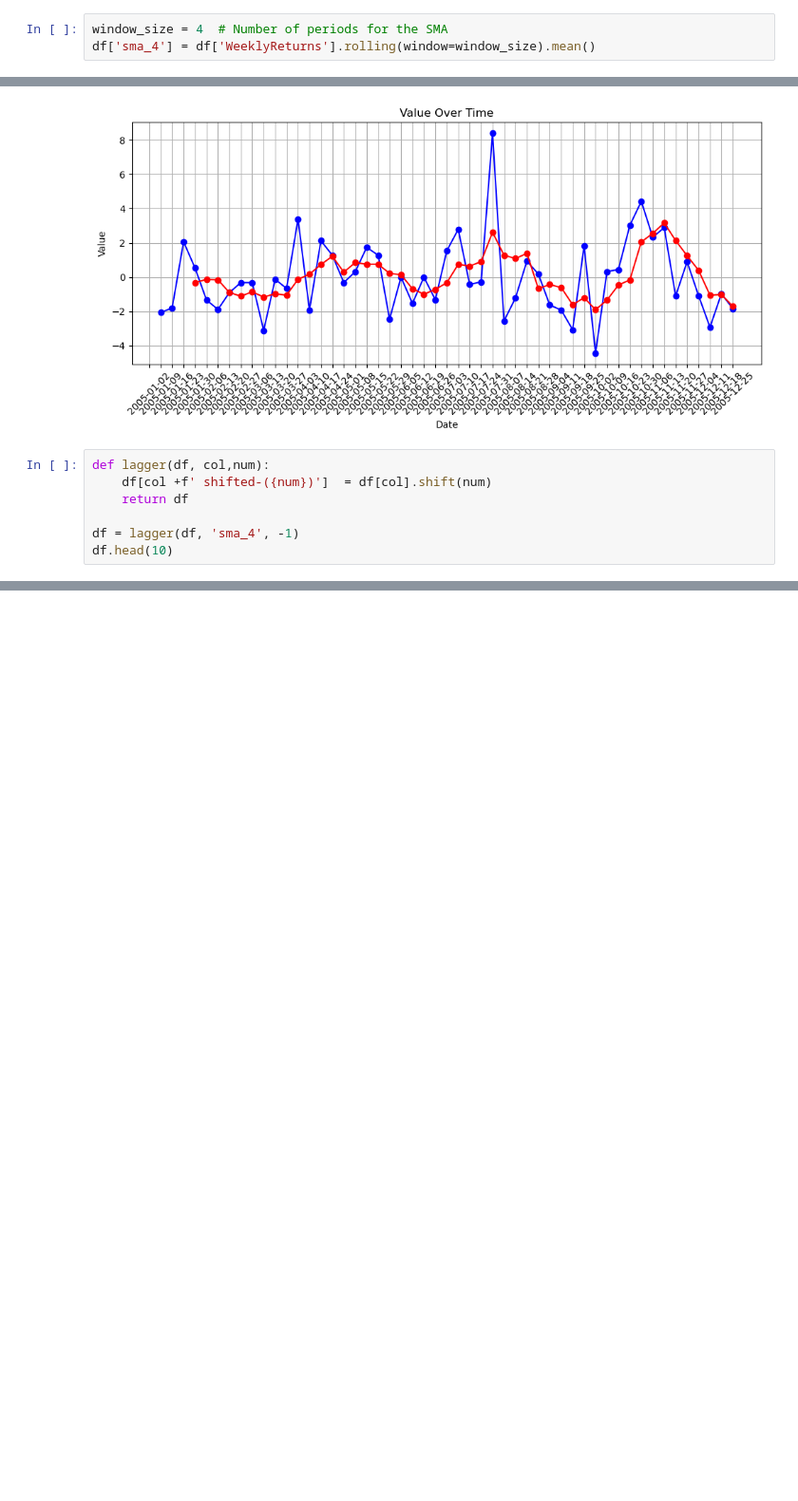
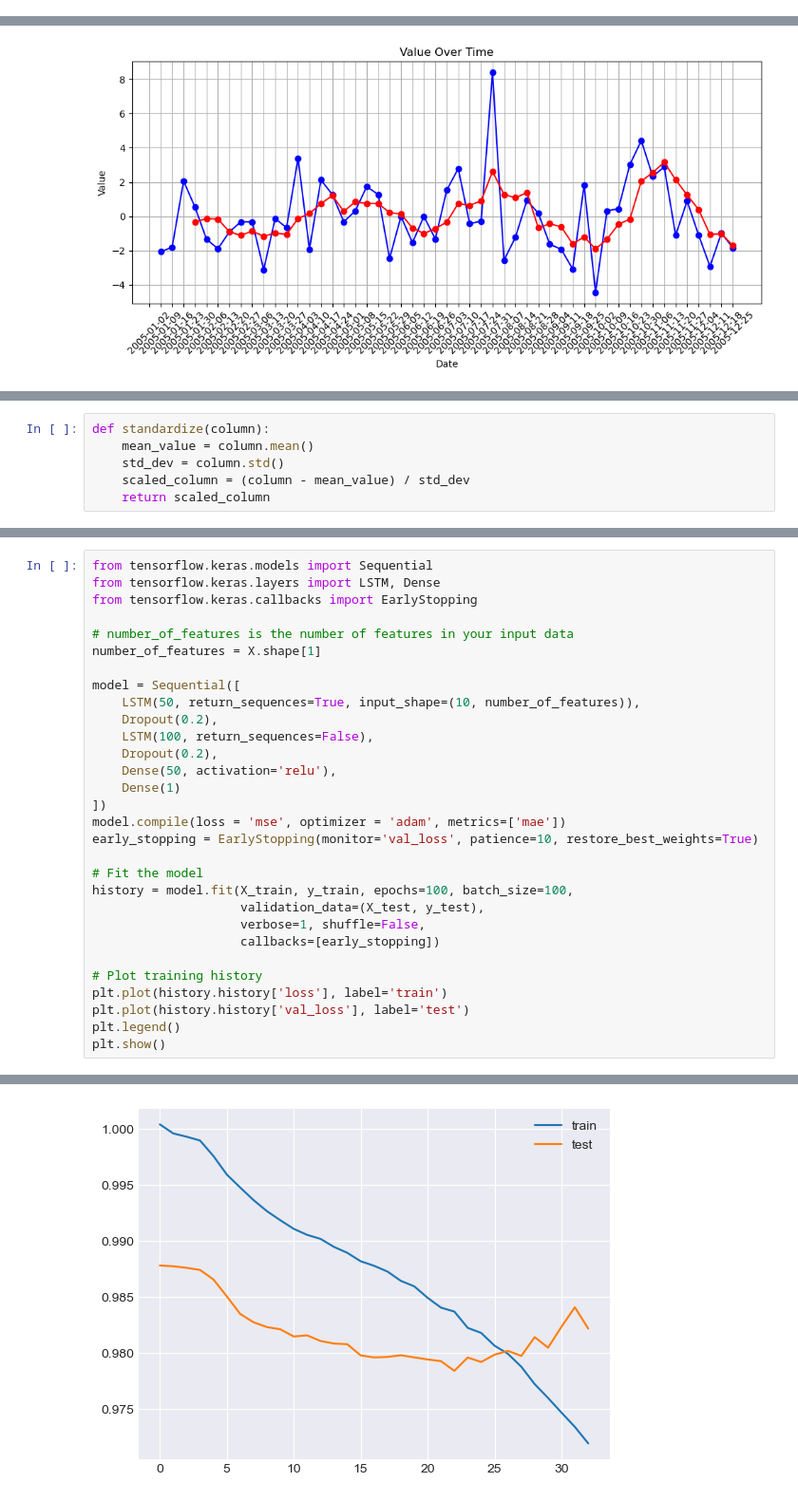
Before and after one commit to nikanhg/investor-attention-returns-patern, a Jupyter notebook: model/LSTM-model.ipynb, the cells around one changed output, grey strips where cells are left out. Shown: that part at 95% size. Cells and saved outputs as stored; diff of their text form; blank space fills up the shorter version.

Commit message:
lstm model- second-try

```diff
--- a/model/LSTM-model.ipynb
+++ b/model/LSTM-model.ipynb
@@ -14,9 +31,6 @@ df.head()
 | 2 | MSFT | 2005-01-16 | 20892 | 3030 | 25.65 | 266617523.0 | -1.799387 |
 | 3 | MSFT | 2005-01-23 | 34820 | 3539 | 26.18 | 409844550.0 | 2.066277 |
 | 4 | MSFT | 2005-01-30 | 26115 | 4112 | 26.32 | 347830186.0 | 0.534759 |
-# %%
-window_size = 4  # Number of periods for the SMA
-df['sma_4'] = df['WeeklyReturns'].rolling(window=window_size).mean()
 # %%
 df_plot = df.loc[(df['symbol'] == 'MSFT')][0:52]
 # Plotting
@@ -34,10 +48,3 @@ plt.tight_layout()  # Adjust layout to not cut off labels
 plt.show()
 # %% [output]
 [figure]
-# %%
-def lagger(df, col,num):
-    df[col +f' shifted-({num})']  = df[col].shift(num)
-    return df
-
-df = lagger(df, 'sma_4', -1)
-df.head(10)
@@ -85,0 +88,6 @@ ms.loc[ms['edgar'] == 0]
+# %%
+def standardize(column):
+    mean_value = column.mean()
+    std_dev = column.std()
+    scaled_column = (column - mean_value) / std_dev
+    return scaled_column
@@ -85,0 +120,31 @@ ms.loc[ms['edgar'] == 0]
+# %%
+from tensorflow.keras.models import Sequential
+from tensorflow.keras.layers import LSTM, Dense
+from tensorflow.keras.callbacks import EarlyStopping
+
+# number_of_features is the number of features in your input data
+number_of_features = X.shape[1]
+
+model = Sequential([
+    LSTM(50, return_sequences=True, input_shape=(10, number_of_features)),
+    Dropout(0.2),
+    LSTM(100, return_sequences=False),
+    Dropout(0.2),
+    Dense(50, activation='relu'),
+    Dense(1)
+])
+model.compile(loss = 'mse', optimizer = 'adam', metrics=['mae'])
+early_stopping = EarlyStopping(monitor='val_loss', patience=10, restore_best_weights=True)
+
+# Fit the model
+history = model.fit(X_train, y_train, epochs=100, batch_size=100,
+                    validation_data=(X_test, y_test),
+                    verbose=1, shuffle=False,
+                    callbacks=[early_stopping])
+
+# Plot training history
+plt.plot(history.history['loss'], label='train')
+plt.plot(history.history['val_loss'], label='test')
+plt.legend()
+plt.show()
+# %% [output]
@@ -85,0 +168 @@ ms.loc[ms['edgar'] == 0]
+[figure, added]
```
Also changed, not shown: parts of 14 cells of this notebook, 3 other files.
